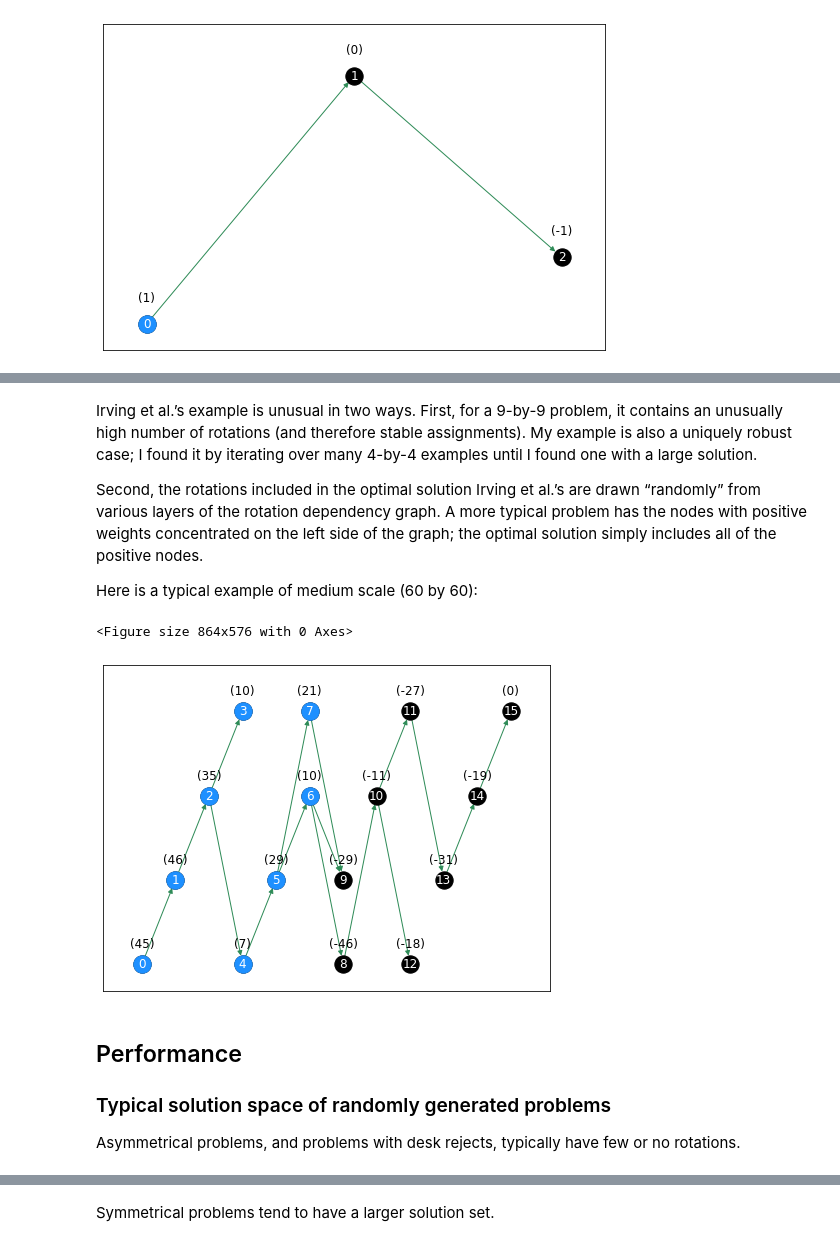
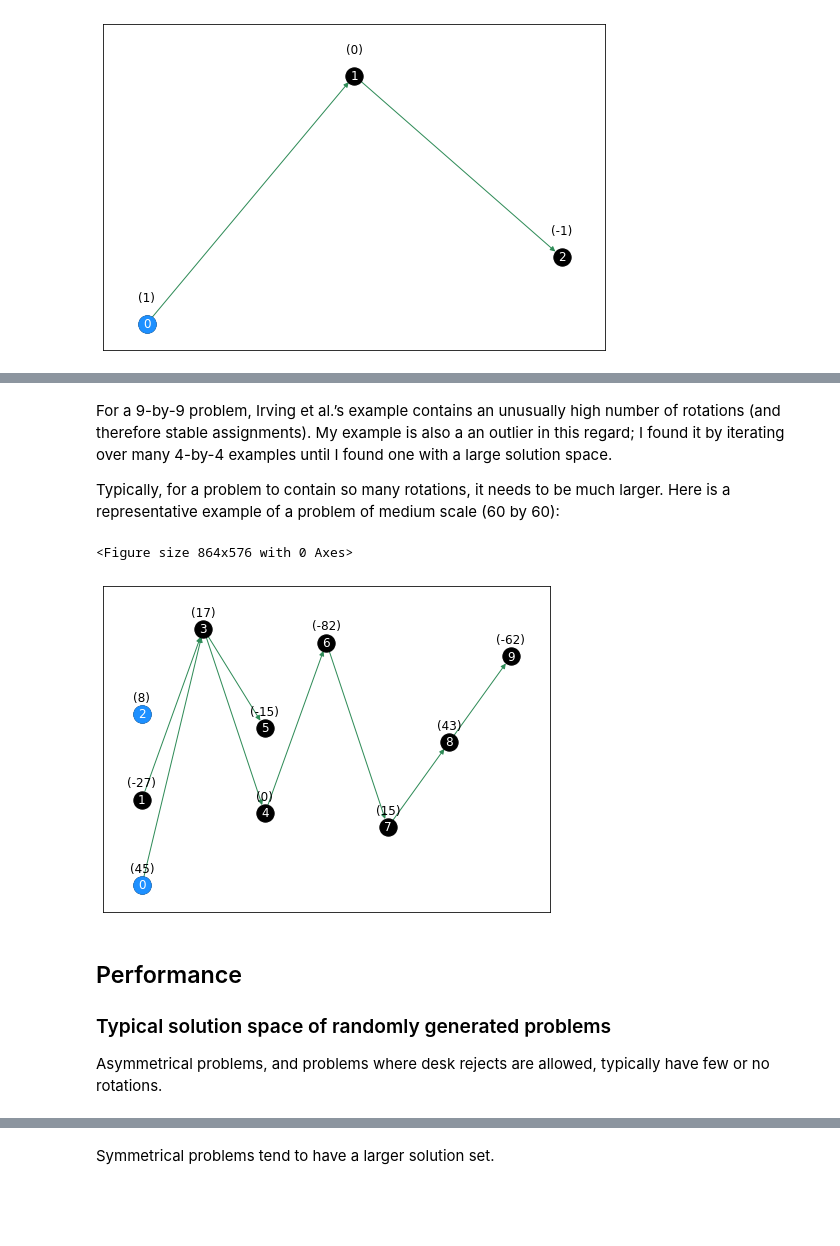
Before and after one commit to maxkapur/assignment, a Jupyter notebook: discussion.ipynb, the cells around one changed output, grey strips where cells are left out. Saved outputs shown, nothing was run; the diff lists cells and outputs as text; code cells hidden in the pictures; blank space fills up the shorter version.

Commit message:
fix fatal bug in elim_rotations and greatly simplify .rotation_digraph(); elaborated discussion

```diff
--- a/discussion.ipynb
+++ b/discussion.ipynb
@@ -229,30 +228,28 @@ Text(0.5, 1.0, 'Rotation flow graph and optimal rotation set, reverse form')
 # %% [markdown]
-Irving et al.&rsquo;s example is unusual in two ways. First, for a 9-by-9 problem, it contains an unusually high number of rotations (and therefore stable assignments). My example is also a uniquely robust case; I found it by iterating over many 4-by-4 examples until I found one with a large solution.
+For a 9-by-9 problem, Irving et al.&rsquo;s example contains an unusually high number of rotations (and therefore stable assignments). My example is also a an outlier in this regard; I found it by iterating over many 4-by-4 examples until I found one with a large solution space.
 
-Second, the rotations included in the optimal solution Irving et al.&rsquo;s are drawn &ldquo;randomly&rdquo; from various layers of the rotation dependency graph. A more typical problem has the nodes with positive weights concentrated on the left side of the graph; the optimal solution simply includes all of the positive nodes.
-
-Here is a typical example of medium scale (60 by 60):
+Typically, for a problem to contain so many rotations, it needs to be much larger. Here is a representative example of a problem of medium scale (60 by 60):
 # %%
 np.random.seed(3454)
 
 m = 60
 n = 60
 
-A = [list(np.random.permutation(range(n)))[:np.random.randint(n-3, n)] for _ in range(m)]
-B = [list(np.random.permutation(range(m)))[:np.random.randint(m-3, m)] for _ in range(n)]
+A = [list(np.random.permutation(range(n))) for _ in range(m)]
+B = [list(np.random.permutation(range(m))) for _ in range(n)]
 
 material = assignment(A, B)
 
 plt.figure(figsize=(12,8))
-material.draw_rotation_digraph(reverse=False, verbose=0, kwargs={'figsize': (8, 6)})
+material.draw_rotation_digraph(reverse=False, kwargs={'figsize': (8, 6)})
 pass
 # %% [output]
 <Figure size 864x576 with 0 Axes>
-[figure, old version]
+[figure, new version]
 # %% [markdown]
 ## Performance
 
 ### Typical solution space of randomly generated problems
 
-Asymmetrical problems, and problems with desk rejects, typically have few or no rotations.
+Asymmetrical problems, and problems where desk rejects are allowed, typically have few or no rotations.
 # %%
```
Also changed, not shown: parts of 24 cells of this notebook, 6 other files.
